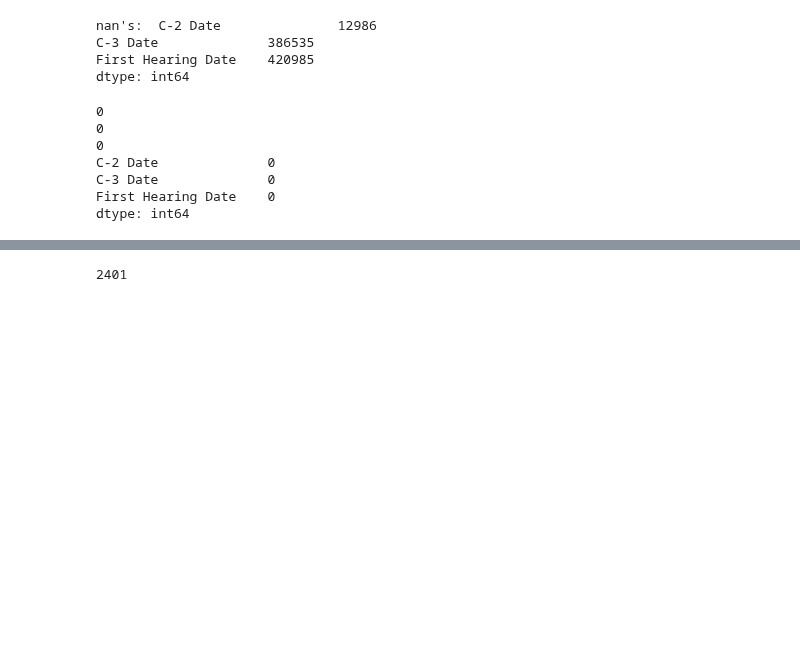
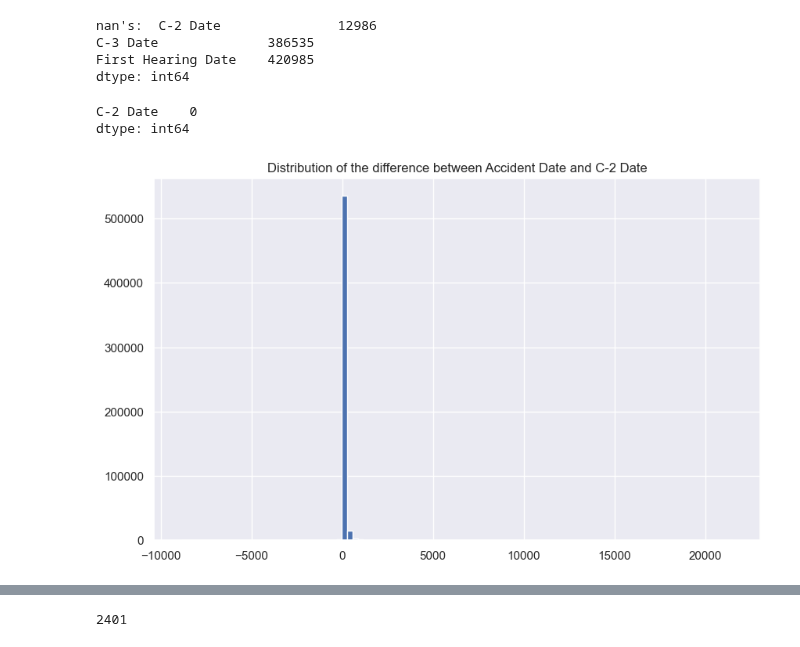
Before and after one commit to OnniMansikkamaki/ML_Project_G39_2024, a Jupyter notebook: codes/ML_project_main_code.ipynb, the cells around one changed output, grey strips where cells are left out. Drawn from its saved outputs; the diff is of its cells as text; code cells hidden in the pictures; blank space fills up the shorter version.

```diff
--- a/codes/ML_project_main_code.ipynb
+++ b/codes/ML_project_main_code.ipynb
@@ -1033,28 +1033,32 @@ nan's:  C-2 Date               12986
 C-3 Date              386535
 First Hearing Date    420985
 dtype: int64
-# %%
-# C-2 Date and C-3 Date
-
-# We can assign dummy dates for NaT for date columns
-# Replacing missing values in C-2 Date and C-3 Date with '1950-01-01'
-
-# First we will check that our dummy-value '1950-01-01' is not in the columns C-2 Date, C-3 Date and First Hearing Date
-print(len(train_data[train_data['C-2 Date'] == '1950-01-01']))
-print(len(train_data[train_data['C-3 Date'] == '1950-01-01']))
-print(len(train_data[train_data['First Hearing Date'] == '1950-01-01']))
-
-# Fill missing values with dymmy-date '1950-01-01'
-train_data['C-2 Date'] = train_data['C-2 Date'].fillna('1950-01-01')
-train_data['C-3 Date'] = train_data['C-3 Date'].fillna('1950-01-01')
-train_data['First Hearing Date'] = train_data['First Hearing Date'].fillna('1950-01-01')
-
-print(train_data[['C-2 Date', 'C-3 Date', 'First Hearing Date']].isnull().sum())
-# %% [output]
-0
-0
-0
-C-2 Date              0
-C-3 Date              0
-First Hearing Date    0
-dtype: int64
+# %%
+# C-2 Date and C-3 Date and First Hearing Date
+
+# C-3 Date and First Hearing Date columns will be dropped since they don't seem important for the preditcion of the target varoable and they have high percentage of missing values.
+# We can assign new dates for NaT for C2-Date columns. Let's first check how does the C-2 Date looks like compared to Accident Date.
+
+# Calculate the difference between Accident Date and C-2 Date
+train_data_copy_date = train_data.copy()
+train_data_copy_date['Accident_C2_Difference'] = (train_data_copy_date['C-2 Date'] - train_data_copy_date['Accident Date']).dt.days
+
+# Plot the distribution of the difference between Accident Date and C-2 Date
+plt.figure(figsize=(10, 6))
+plt.hist(train_data_copy_date['Accident_C2_Difference'], bins=100)
+plt.title('Distribution of the difference between Accident Date and C-2 Date')
+
+# Describe the difference between Accident Date and C-2 Date
+train_data_copy_date['Accident_C2_Difference'].describe()
+train_data_copy_date['Accident_C2_Difference'].median()
+
+# We see that median for difference between Accident Date and C-2 Date is 10. We can fill the missing values with accident date + 10 days.
+
+# Fill missing values in C2-Date with Accident Date + 10 days
+train_data['C-2 Date'] = train_data['C-2 Date'].fillna(train_data['Accident Date'] + pd.Timedelta(days=10))
+
+print(train_data[['C-2 Date']].isnull().sum())
+# %% [output]
+C-2 Date    0
+dtype: int64
+[figure, added]
```
Also changed, not shown: parts of 15 cells of this notebook, 24 other files.
